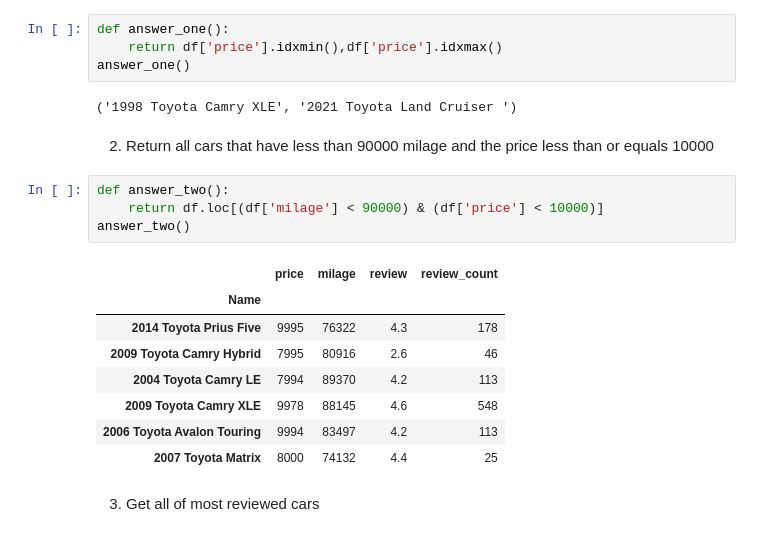
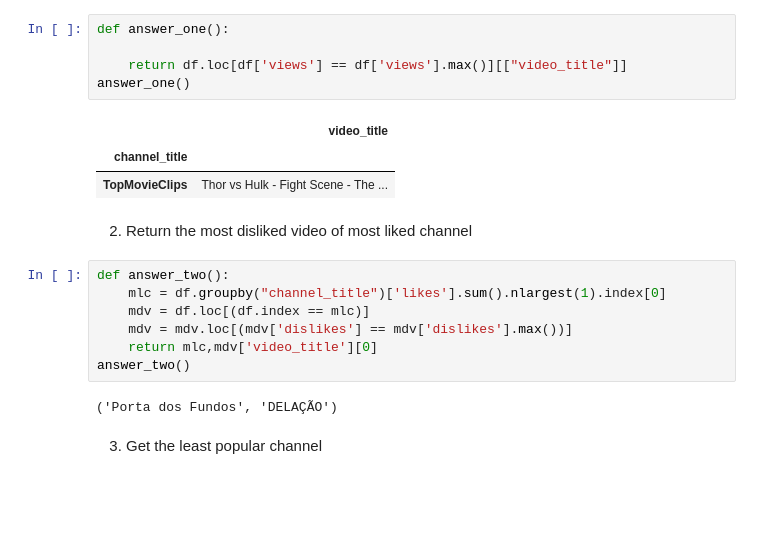
Before and after one commit to CodeMurder/R_PythonCourseKNU, a Jupyter notebook: Lab 2 Python.ipynb, the cells around one changed output. Drawn from its saved outputs; the diff is of its cells as text; blank space fills up the shorter version.

```diff
--- a/Lab 2 Python.ipynb
+++ b/Lab 2 Python.ipynb
@@ -52,25 +28,24 @@ df
 # %%
 def answer_one():
-    return df['price'].idxmin(),df['price'].idxmax()
+
+    return df.loc[df['views'] == df['views'].max()][["video_title"]]
 answer_one()
 # %% [output]
-('1998 Toyota Camry XLE', '2021 Toyota Land Cruiser ')
+|  | video_title |
+| channel_title |  |
+| TopMovieClips | Thor vs Hulk - Fight Scene - The ... |
 # %% [markdown]
-2. Return all cars that have less than 90000 milage and the price less than or equals 10000
+2. Return the most disliked video of most liked channel
 # %%
 def answer_two():
-    return df.loc[(df['milage'] < 90000) & (df['price'] < 10000)]
+    mlc = df.groupby("channel_title")['likes'].sum().nlargest(1).index[0]
+    mdv = df.loc[(df.index == mlc)]
+    mdv = mdv.loc[(mdv['dislikes'] == mdv['dislikes'].max())]
+    return mlc,mdv['video_title'][0]
 answer_two()
 # %% [output]
-|  | price | milage | review | review_count |
-| Name |  |  |  |  |
-| 2014 Toyota Prius Five | 9995 | 76322 | 4.3 | 178 |
-| 2009 Toyota Camry Hybrid | 7995 | 80916 | 2.6 | 46 |
-| 2004 Toyota Camry LE | 7994 | 89370 | 4.2 | 113 |
-| 2009 Toyota Camry XLE | 9978 | 88145 | 4.6 | 548 |
-| 2006 Toyota Avalon Touring | 9994 | 83497 | 4.2 | 113 |
-| 2007 Toyota Matrix | 8000 | 74132 | 4.4 | 25 |
+('Porta dos Fundos', 'DELAÇÃO')
 # %% [markdown]
-3. Get all of most reviewed cars
+3. Get the least popular channel
 # %%
 def answer_three():
```
Also changed, not shown: parts of 8 cells of this notebook.
